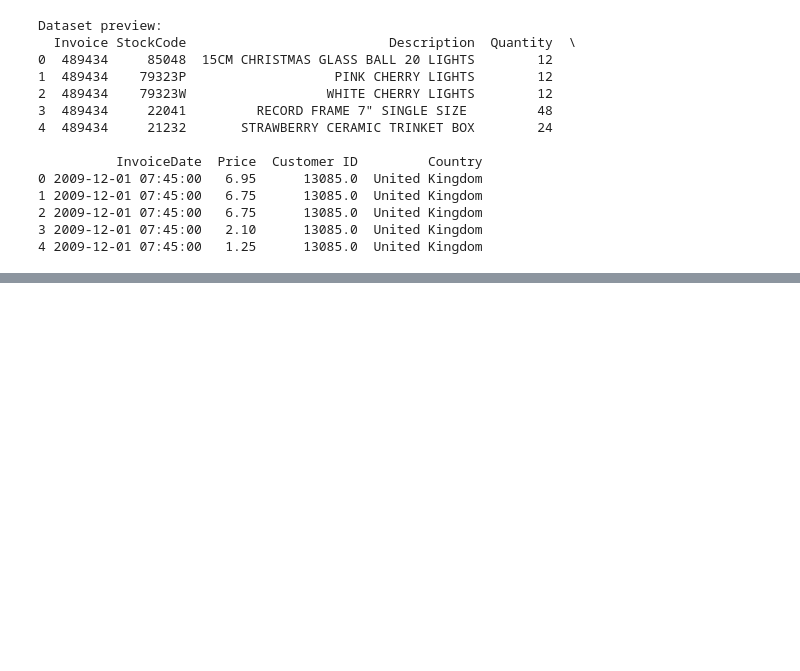
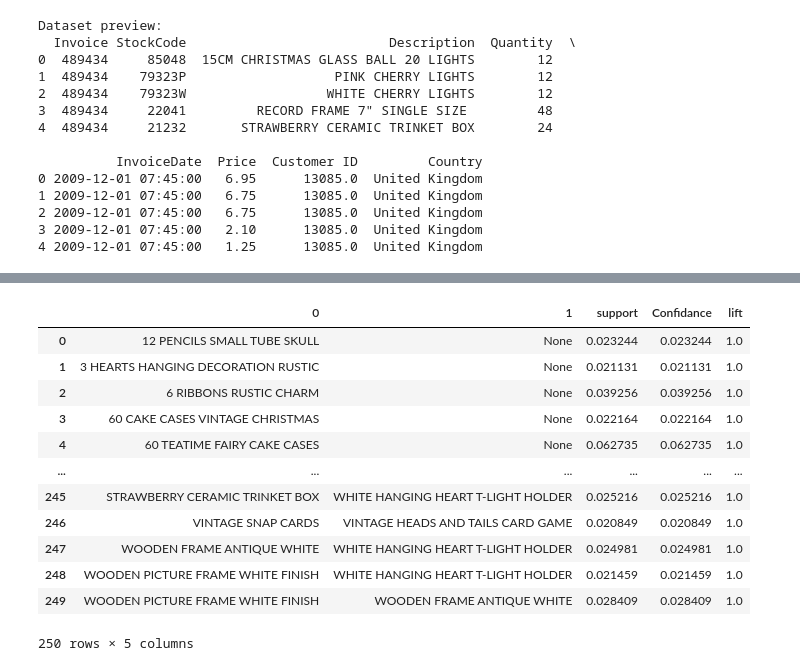
Before and after one commit to sakkhakna/IDM_Apriori, a Jupyter notebook: AprioriAlgorithm.ipynb, the cells around one changed output, grey strips where cells are left out. Drawn from its saved outputs; the diff is of its cells as text; code cells hidden in the pictures; blank space fills up the shorter version.

```diff
--- a/AprioriAlgorithm.ipynb
+++ b/AprioriAlgorithm.ipynb
@@ -284,0 +112,3 @@ else:
+# %%
+# convert result in a dataframe for further operation...
+df_results = pd.DataFrame(Results)
@@ -284,0 +125,44 @@ else:
+# %%
+# keep support in a separate data frame so we can use later..
+support = df_results.support
+# %%
+#all four empty list which will contain lhs, rhs, confidance and lift respectively.
+first_values = []
+second_values = []
+third_values = []
+fourth_value = []
+
+# loop number of rows time and append 1 by 1 value in a separate list..
+# first and second element was frozenset which need to be converted in list..
+for i in range(df_results.shape[0]):
+    single_list = df_results['ordered_statistics'][i][0]
+    first_values.append(list(single_list[0]))
+    second_values.append(list(single_list[1]))
+    third_values.append(single_list[2])
+    fourth_value.append(single_list[3])
+# %%
+# convert all four list into dataframe for further operation..
+lhs = pd.DataFrame(first_values)
+rhs = pd.DataFrame(second_values)
+
+confidance=pd.DataFrame(third_values,columns=['Confidance'])
+
+lift=pd.DataFrame(fourth_value,columns=['lift'])
+# %%
+# concat all list together in a single dataframe
+df_final = pd.concat([lhs,rhs,support,confidance,lift], axis=1)
+df_final
+# %% [output]
+|  | 0 | 1 | support | Confidance | lift |
+| 0 | 12 PENCILS SMALL TUBE SKULL | None | 0.023244 | 0.023244 | 1.0 |
+| 1 | 3 HEARTS HANGING DECORATION RUSTIC | None | 0.021131 | 0.021131 | 1.0 |
+| 2 | 6 RIBBONS RUSTIC CHARM | None | 0.039256 | 0.039256 | 1.0 |
+| 3 | 60 CAKE CASES VINTAGE CHRISTMAS | None | 0.022164 | 0.022164 | 1.0 |
+| 4 | 60 TEATIME FAIRY CAKE CASES | None | 0.062735 | 0.062735 | 1.0 |
+| ... | ... | ... | ... | ... | ... |
+| 245 | STRAWBERRY CERAMIC TRINKET BOX | WHITE HANGING HEART T-LIGHT HOLDER | 0.025216 | 0.025216 | 1.0 |
+| 246 | VINTAGE SNAP CARDS | VINTAGE HEADS AND TAILS CARD GAME | 0.020849 | 0.020849 | 1.0 |
+| 247 | WOODEN FRAME ANTIQUE WHITE | WHITE HANGING HEART T-LIGHT HOLDER | 0.024981 | 0.024981 | 1.0 |
+| 248 | WOODEN PICTURE FRAME WHITE FINISH | WHITE HANGING HEART T-LIGHT HOLDER | 0.021459 | 0.021459 | 1.0 |
+| 249 | WOODEN PICTURE FRAME WHITE FINISH | WOODEN FRAME ANTIQUE WHITE | 0.028409 | 0.028409 | 1.0 |
+250 rows × 5 columns
```
Also changed, not shown: parts of 35 cells of this notebook, 1 other file.
